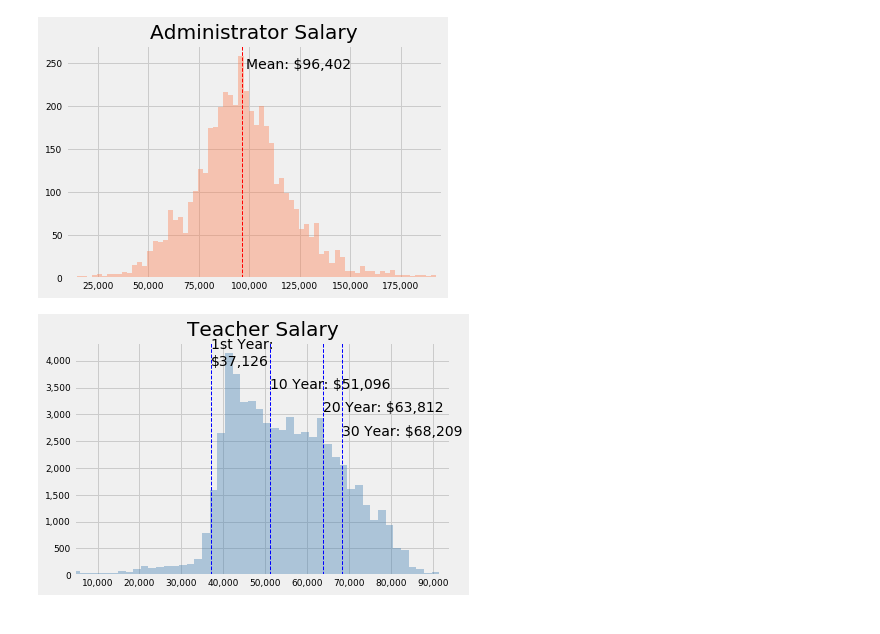
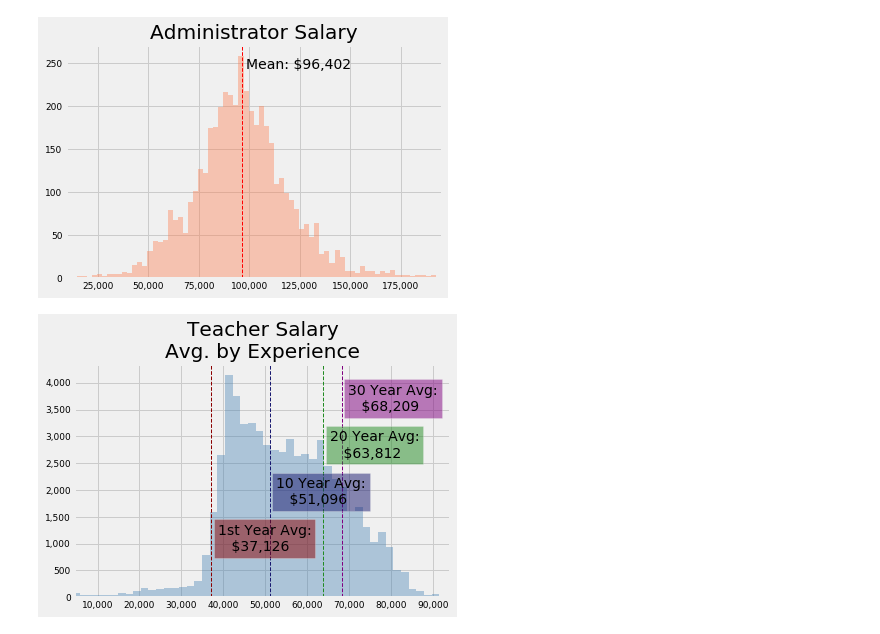
Before and after one commit to j-buss/wi-dpi, a Jupyter notebook: blog/1_A_High_Level.ipynb, the cells around one changed output. Saved outputs shown, nothing was run; the diff lists cells and outputs as text; code cells hidden in the pictures.

```diff
--- a/blog/1_A_High_Level.ipynb
+++ b/blog/1_A_High_Level.ipynb
@@ -213,40 +213,44 @@ thirty_year = np.round(df_t[(df_t['max_contract_total_experience']<31.0) & (df_t
 # %%
 t_sal = df_t['Salary']
 sal_graph = sns.distplot(t_sal, bins=200, hist=True, color="steelblue", kde=False, label="Teachers")
 
 sal_graph.set_xlim(left = np.percentile(t_sal, .1), right = np.percentile(t_sal, 99.9))
 
-sal_graph.set_title('Teacher Salary', loc='center')
+sal_graph.set_title('Teacher Salary\nAvg. by Experience', loc='center')
 sal_graph.tick_params(axis = 'both', labelsize = 9)
 sal_graph.get_xaxis().set_major_formatter(
   matplotlib.ticker.FuncFormatter(lambda x, p: format(int(x), ',')))
 sal_graph.get_yaxis().set_major_formatter(
   matplotlib.ticker.FuncFormatter(lambda x, p: format(int(x), ',')))
 
 sal_graph.xaxis.label.set_visible(False)
 
-sal_graph.axvline(first_year, color='b', linestyle='dashed', linewidth=1)
-sal_graph.text(first_year,
-               max_ - max_/10,
-               '1st Year: \n${:,.0f}'.format(first_year))
+sal_graph.axvline(first_year, color='darkred', linestyle='dashed', linewidth=1)
+sal_graph.text(first_year + 1500,
+               max_ - 8*max_/10,
+               '1st Year Avg:\n   ${:,.0f}'.format(first_year),
+              bbox=dict(facecolor='darkred', alpha=0.5))
 
-sal_graph.axvline(ten_year, color='b', linestyle='dashed', linewidth=1)
-sal_graph.text(ten_year,
+sal_graph.axvline(ten_year, color='midnightblue', linestyle='dashed', linewidth=1)
+sal_graph.text(ten_year + 1500,
+               max_ - 6*max_/10,
+               '10 Year Avg:\n   ${:,.0f}'.format(ten_year),
+              bbox=dict(facecolor='midnightblue', alpha=0.5))
+
+sal_graph.axvline(twenty_year, color='forestgreen', linestyle='dashed', linewidth=1)
+sal_graph.text(twenty_year + 1500,
+               max_ - 4*max_/10,
+               '20 Year Avg:\n   ${:,.0f}'.format(twenty_year),
+              bbox=dict(facecolor='forestgreen', alpha=0.5))
+
+sal_graph.axvline(thirty_year, color='purple', linestyle='dashed', linewidth=1)
+sal_graph.text(thirty_year + 1500,
                max_ - 2*max_/10,
-               '10 Year: ${:,.0f}'.format(ten_year))
-
-sal_graph.axvline(twenty_year, color='b', linestyle='dashed', linewidth=1)
-sal_graph.text(twenty_year,
-               max_ - 3*max_/10,
-               '20 Year: ${:,.0f}'.format(twenty_year))
-
-sal_graph.axvline(thirty_year, color='b', linestyle='dashed', linewidth=1)
-sal_graph.text(thirty_year,
-               max_ - 4*max_/10,
-               '30 Year: ${:,.0f}'.format(thirty_year))
+               '30 Year Avg:\n   ${:,.0f}'.format(thirty_year),
+              bbox=dict(facecolor='purple', alpha=0.5))
 
 _, max_ = plt.ylim()
 
-plt.savefig('05_Salary_Decade_Teacher_Sal.png', dpi=300)
+plt.savefig('05_Salary_Decade_Teacher_Sal.png', dpi=300, bbox_inches = 'tight', pad_inches=0.5)
 # %% [output]
-[figure, old version]
+[figure, new version]
```
